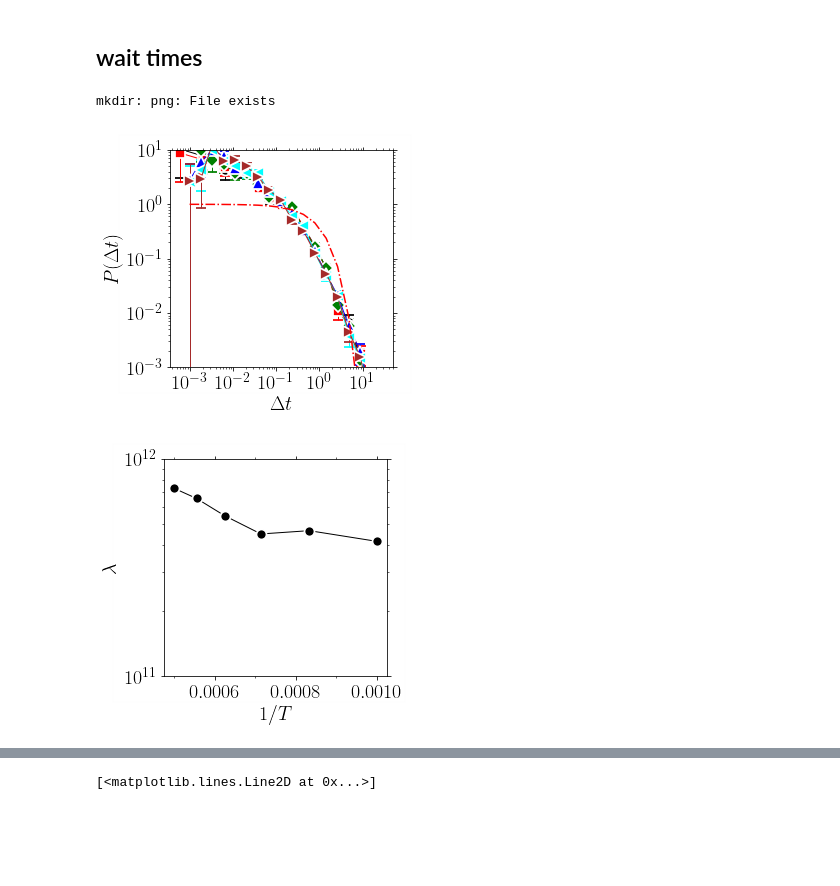
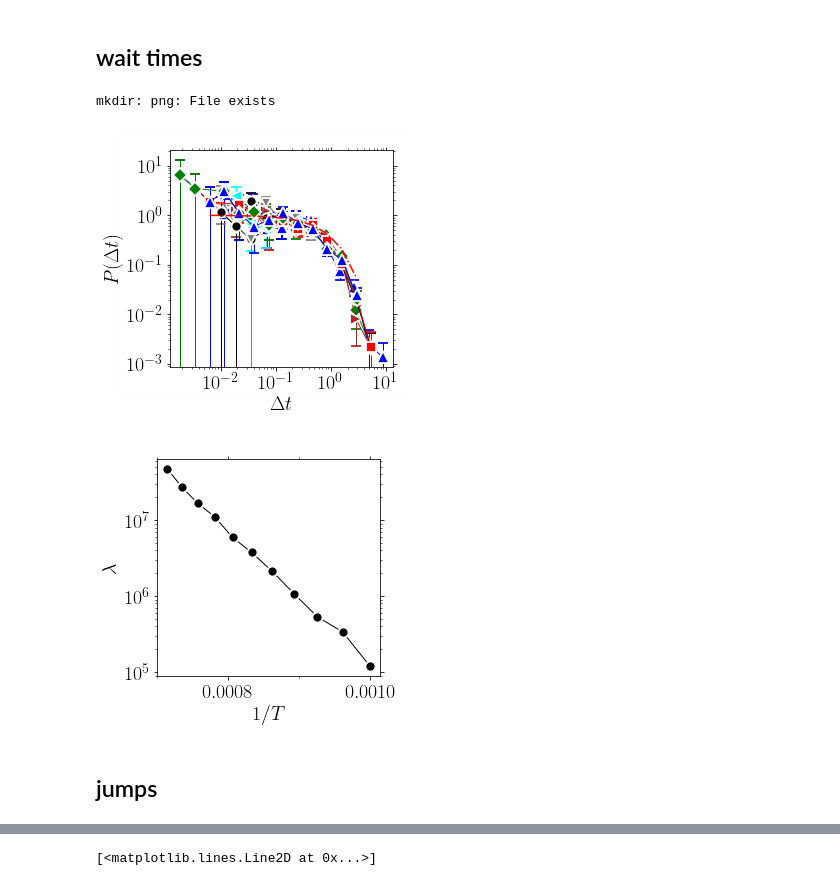
Before and after one commit to kkarimi62/vacancyDiffusion, a Jupyter notebook: postproc/postproc.ipynb, the cells around one changed output, grey strips where cells are left out. Saved outputs shown, nothing was run; the diff lists cells and outputs as text; code cells hidden in the pictures; blank space fills up the shorter version.

```diff
--- a/postproc/postproc.ipynb
+++ b/postproc/postproc.ipynb
@@ -725,16 +717,12 @@ class Temperature:
 
 if not eval(confParser['flags']['RemoteMachine']):
     !mkdir png
-    temp = Temperature(#[1000],1
-#                       list(map(int,np.linspace(1000,1400,11))),1
-                       # [1000],3
-#                         np.arange(300,1000,100),3
-#                         np.arange(1400,2100,100 ),3
-#        [1800],6
-        [1000,1200,1400,1600,1800,2000],6
+    temp = Temperature(
+        [2000],#,1200,1400,1600,1800,2000],
+        6
                      )
+    temp.Parse( list(map(lambda x:'CantorNatom16KTemp%sKEnsemble8/Run%s/msd/msd.txt'%(x[0],x[1]),
 #    temp.Parse( list(map(lambda x:'CantorNatom16KTemp%sKEnsemble8/Run%s/msd/msd.txt'%(x[0],x[1]),
-    temp.Parse( list(map(lambda x:'CantorNatom16KTemp%sKEnsemble8/Run%s/msd/msd.txt'%(x[0],x[1]),
                         temp.temps_runs ))
               )
     #
@@ -861,8 +836,8 @@ class Stats(Temperature):
                    Plot=False,
                           )
         #
-        utl.PltErr(bin_edges,
-                   np.exp(-bin_edges),
+        utl.PltErr(bin_edges if scale else None,
+                   np.exp(-bin_edges) if scale else None,
                    attrs={'fmt':'-.r'},
                    ax=self.ax,
                    Plot=False,
@@ -918,40 +893,42 @@ class Stats(Temperature):
                   )
 
 if not eval(confParser['flags']['RemoteMachine']):
     !mkdir png
 
     stats = Stats(
-        [1000,1200,1400,1600,1800,2000],6,
-#        np.arange(1000,1440,40),1,
+#        [1000,1200,1400,1600,1800,2000],6,
+        np.arange(1000,1440,40),1,
         verbose=False
                      )
-    stats.Parse( list(map(lambda x:'CantorNatom16KTemp%sKEnsemble8/Run%s/msd/event_times.txt'%(x[0],x[1]),
-#    stats.Parse( list(map(lambda x:'NiNatom16KTemp%sK/Run%s/msd/event_times.txt'%(x[0],x[1]),
+#    stats.Parse( list(map(lambda x:'CantorNatom16KTemp%sKEnsemble8/Run%s/msd/event_times.txt'%(x[0],x[1]),
+    stats.Parse( list(map(lambda x:'NiNatom16KTemp%sK/Run%s/msd/event_times.txt'%(x[0],x[1]),
                          stats.temps_runs ))
                )
     stats.PlotWaitTimes(scale=True,
                         **{'xscale':'log',
                   'yscale':'log',
 #                   'xlim':(1e-9,1e-3),
-                   'ylim':(1e-3,1e1), #(1e-5,1e2),
+#                   'ylim':(1e-3,1e1), #(1e-5,1e2),
                            'xstr':r'$\Delta t$',
                            'ystr':r'$P(\Delta t)$',
-                   'title':'png/waitTimes_ni.png'},
+                   'title':'png/waitTimes_unscaled_ni.png'},
 
                        )
     stats.PlotAverageRate(
                 **{
 #                  'xscale':'log',
                   'yscale':'log',
 #                   'xlim':(1e-9,1e-3),
-                   'ylim':(1e11,1e12), #(1e-5,1e2),
+#                   'ylim':(1e11,1e12), #(1e-5,1e2),
                            'xstr':r'$1/T$',
                            'ystr':r'$\lambda$',
-                   'title':'png/eventRate_ni.png'},
+                   'title':'png/eventRate_cantor.png'},
 
     )
     #stats.Barries()
 # %% [output]
 mkdir: png: File exists
-[figure, old version]
+[figure, new version]
-[figure, old version]
+[figure, new version]
+# %% [markdown]
+## jumps
```
Also changed, not shown: parts of 3 cells of this notebook.
